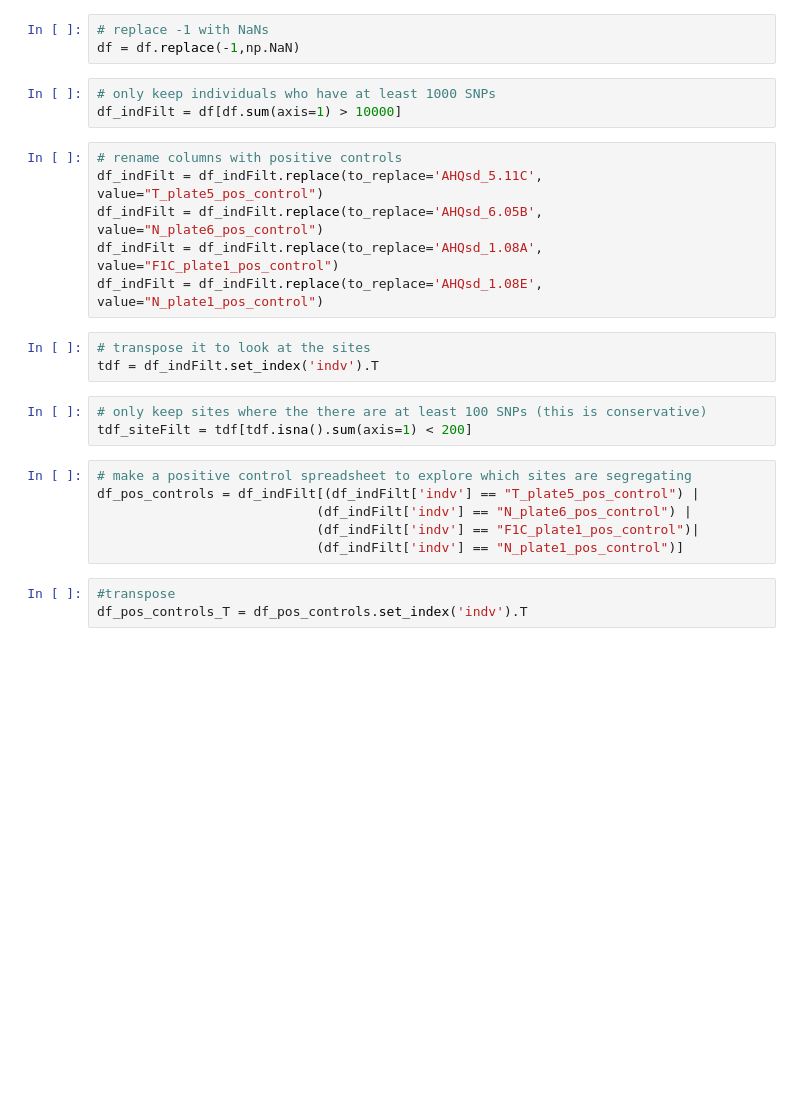
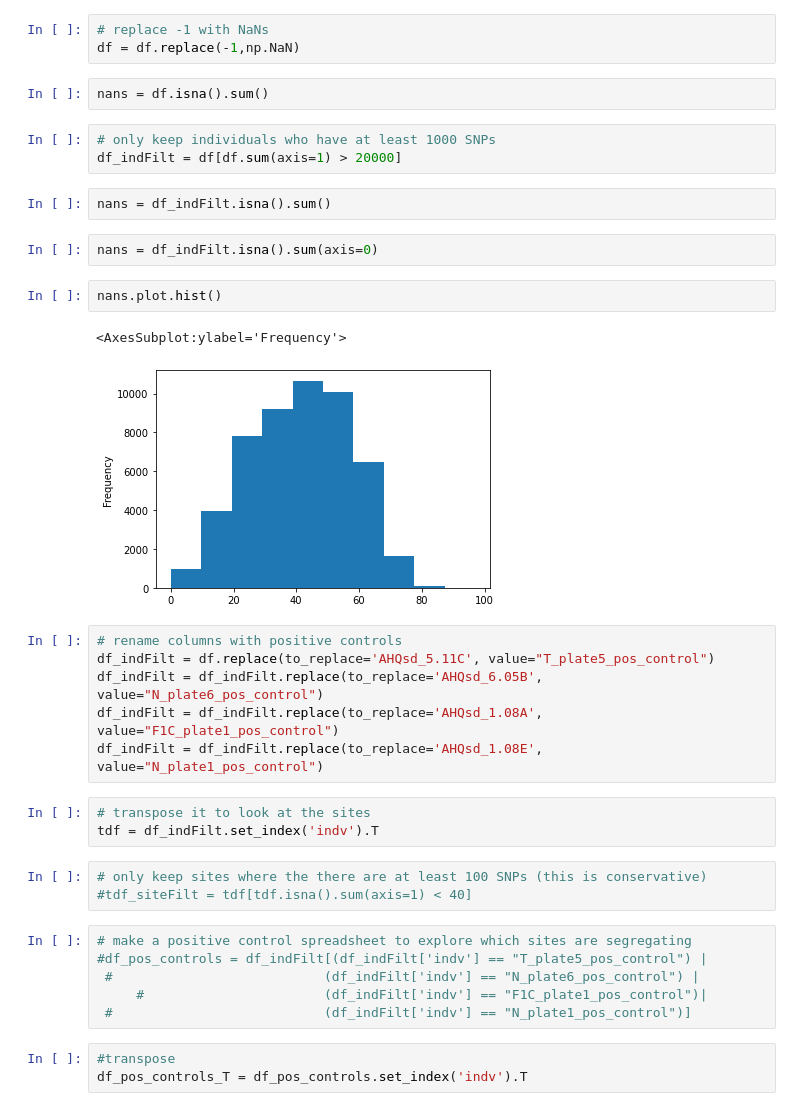
Before and after one commit to bergcolette/AHQsd_analyses, a Jupyter notebook: SNP_filtering.ipynb, the cells around one changed output. Cells and saved outputs as stored; diff of their text form; blank space fills up the shorter version.

```diff
--- a/SNP_filtering.ipynb
+++ b/SNP_filtering.ipynb
@@ -10,12 +10,23 @@ df = pd.read_parquet("~/Documents/UMontana/Research/YNP/AHQsd/AHQsd_analyses/AHQ
 # %%
 # replace -1 with NaNs
 df = df.replace(-1,np.NaN)
+# %%
+nans = df.isna().sum()
 # %%
 # only keep individuals who have at least 1000 SNPs
-df_indFilt = df[df.sum(axis=1) > 10000]
+df_indFilt = df[df.sum(axis=1) > 20000]
+# %%
+nans = df_indFilt.isna().sum()
+# %%
+nans = df_indFilt.isna().sum(axis=0)
+# %%
+nans.plot.hist()
+# %% [output]
+<AxesSubplot:ylabel='Frequency'>
+[figure, added]
 # %%
 # rename columns with positive controls
-df_indFilt = df_indFilt.replace(to_replace='AHQsd_5.11C', value="T_plate5_pos_control")
+df_indFilt = df.replace(to_replace='AHQsd_5.11C', value="T_plate5_pos_control")
 df_indFilt = df_indFilt.replace(to_replace='AHQsd_6.05B', value="N_plate6_pos_control")
 df_indFilt = df_indFilt.replace(to_replace='AHQsd_1.08A', value="F1C_plate1_pos_control")
 df_indFilt = df_indFilt.replace(to_replace='AHQsd_1.08E', value="N_plate1_pos_control")
@@ -24,13 +35,13 @@ df_indFilt = df_indFilt.replace(to_replace='AHQsd_1.08E', value="N_plate1_pos_co
 tdf = df_indFilt.set_index('indv').T
 # %%
 # only keep sites where the there are at least 100 SNPs (this is conservative)
-tdf_siteFilt = tdf[tdf.isna().sum(axis=1) < 200]
+#tdf_siteFilt = tdf[tdf.isna().sum(axis=1) < 40]
 # %%
 # make a positive control spreadsheet to explore which sites are segregating
-df_pos_controls = df_indFilt[(df_indFilt['indv'] == "T_plate5_pos_control") |
-                            (df_indFilt['indv'] == "N_plate6_pos_control") |
-                            (df_indFilt['indv'] == "F1C_plate1_pos_control")|
-                            (df_indFilt['indv'] == "N_plate1_pos_control")]
+#df_pos_controls = df_indFilt[(df_indFilt['indv'] == "T_plate5_pos_control") |
+ #                           (df_indFilt['indv'] == "N_plate6_pos_control") |
+     #                       (df_indFilt['indv'] == "F1C_plate1_pos_control")|
+ #                           (df_indFilt['indv'] == "N_plate1_pos_control")]
 # %%
 #transpose
 df_pos_controls_T = df_pos_controls.set_index('indv').T
```
Also changed, not shown: parts of 29 cells of this notebook.
